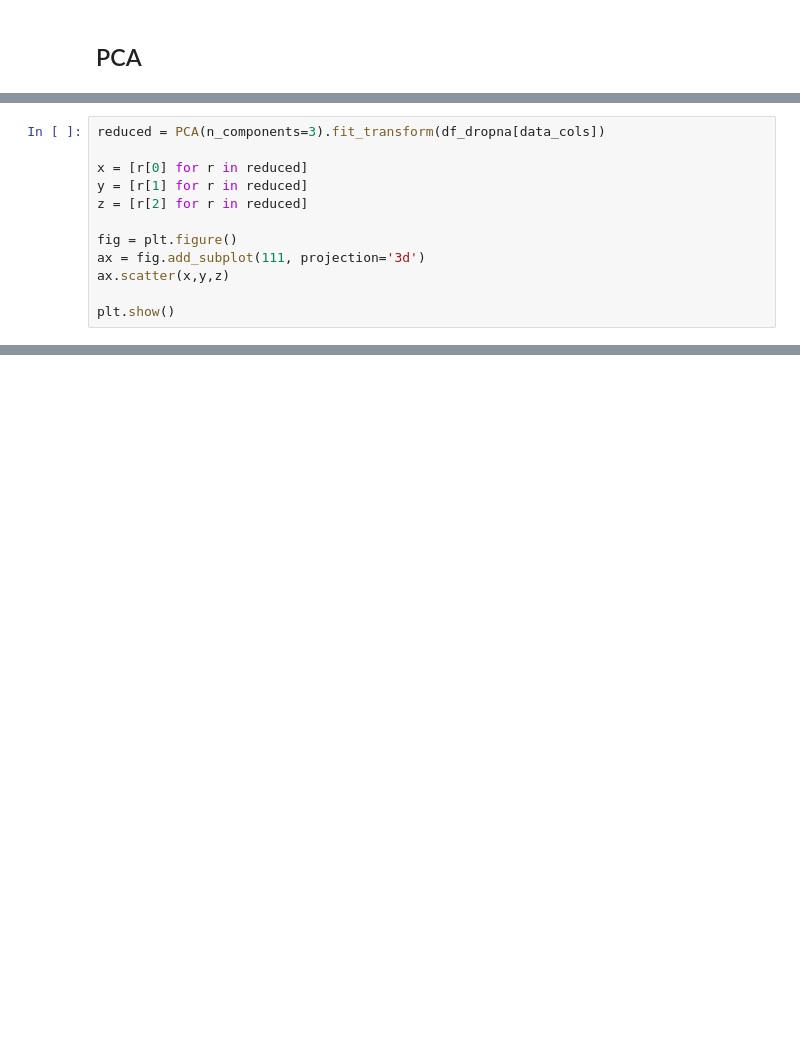
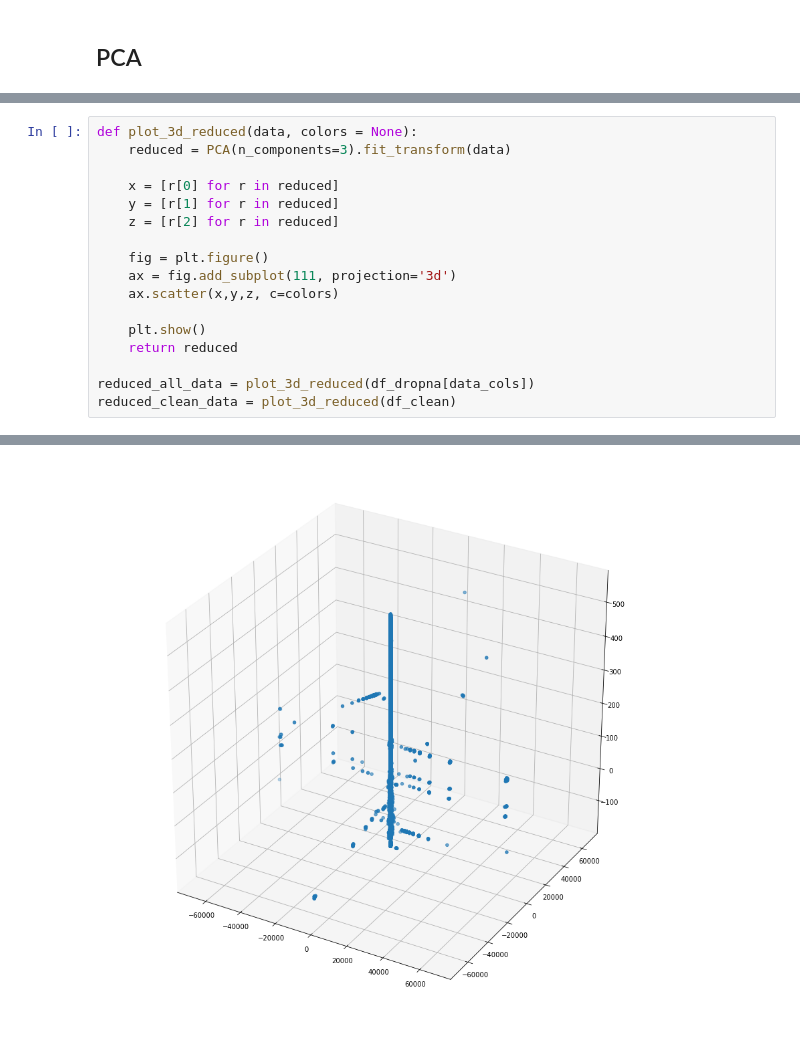
Before and after one commit to j-goldsmith/TurbineTimeSeries.EDA, a Jupyter notebook: src/exploration.ipynb, the cells around one changed output, grey strips where cells are left out. Saved outputs shown, nothing was run; the diff lists cells and outputs as text; blank space fills up the shorter version.

```diff
--- a/src/exploration.ipynb
+++ b/src/exploration.ipynb
@@ -157,14 +171,20 @@ plt.show()
 # %%
-reduced = PCA(n_components=3).fit_transform(df_dropna[data_cols])
+def plot_3d_reduced(data, colors = None):
+    reduced = PCA(n_components=3).fit_transform(data)
 
-x = [r[0] for r in reduced]
-y = [r[1] for r in reduced]
-z = [r[2] for r in reduced]
+    x = [r[0] for r in reduced]
+    y = [r[1] for r in reduced]
+    z = [r[2] for r in reduced]
 
-fig = plt.figure()
-ax = fig.add_subplot(111, projection='3d')
-ax.scatter(x,y,z)
+    fig = plt.figure()
+    ax = fig.add_subplot(111, projection='3d')
+    ax.scatter(x,y,z, c=colors)
 
-plt.show()
+    plt.show()
+    return reduced
+
+reduced_all_data = plot_3d_reduced(df_dropna[data_cols])
+reduced_clean_data = plot_3d_reduced(df_clean)
 # %% [output]
 [figure]
+[figure, added]
```
Also changed, not shown: parts of 6 cells of this notebook.
